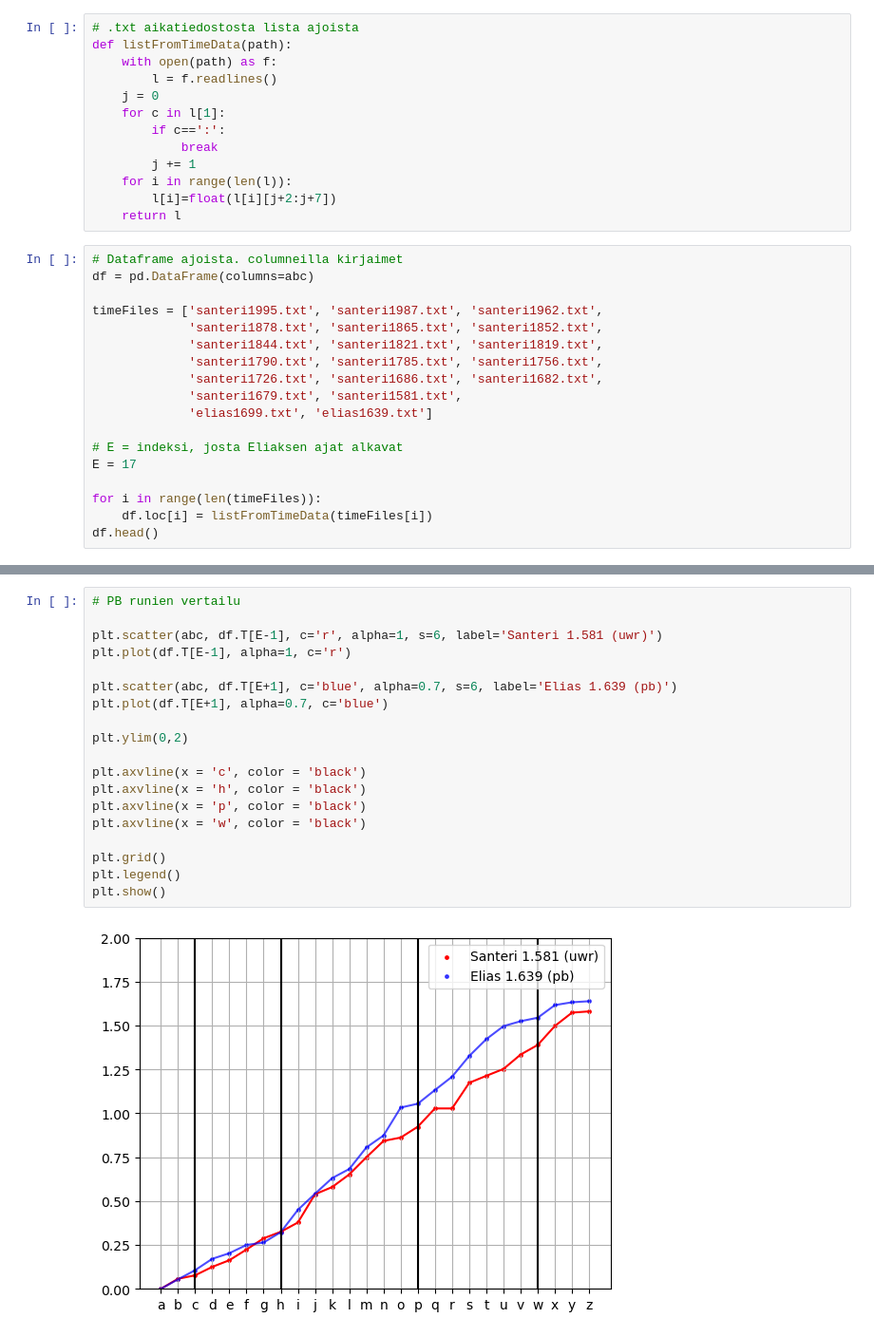
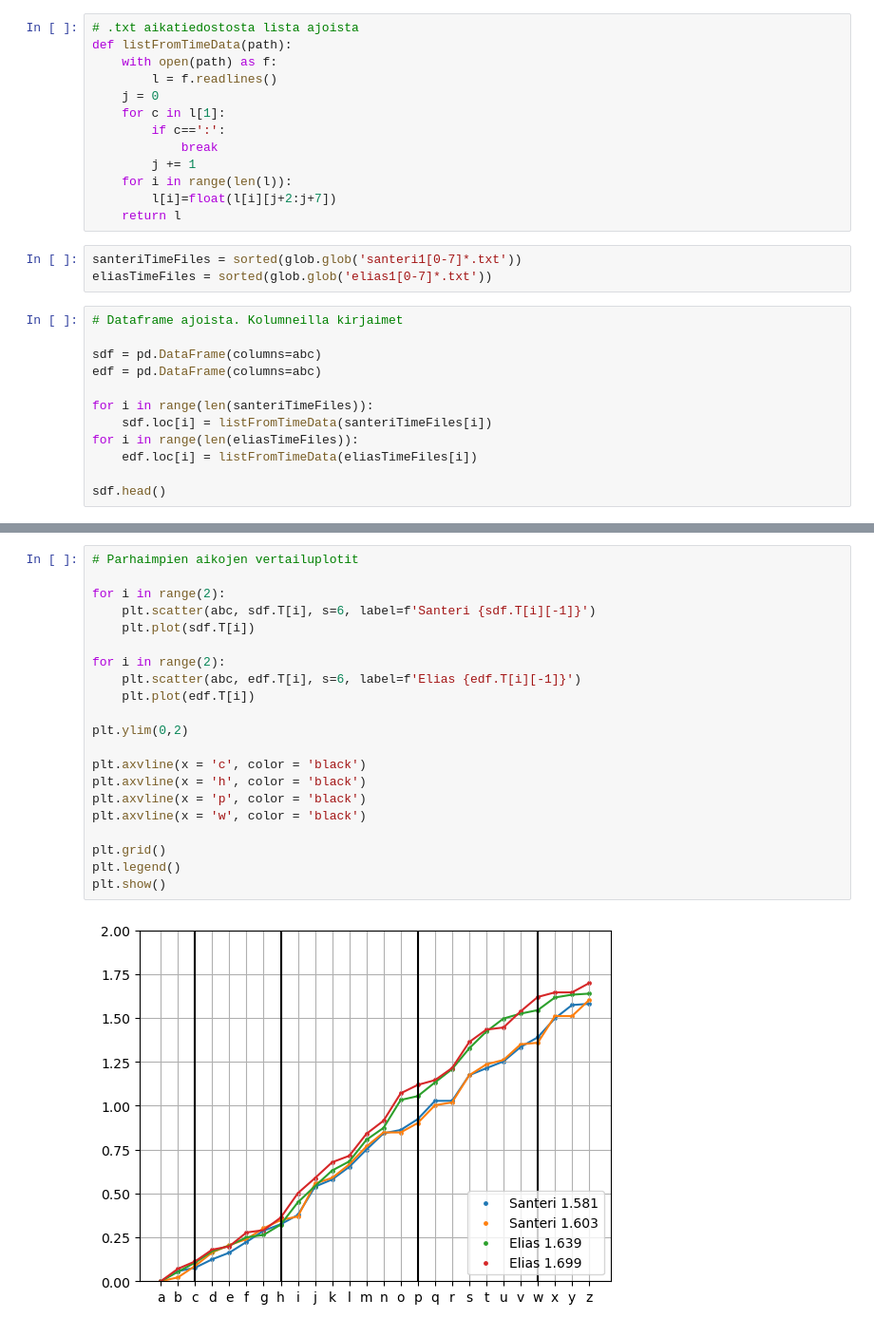
Before and after one commit to sansalv/abc-analyysi, a Jupyter notebook: abc_analyysi.ipynb, the cells around one changed output, grey strips where cells are left out. Shown at 95% size. Cells and saved outputs as stored; diff of their text form.

```diff
--- a/abc_analyysi.ipynb
+++ b/abc_analyysi.ipynb
@@ -19,23 +21,20 @@ def listFromTimeData(path):
     for i in range(len(l)):
         l[i]=float(l[i][j+2:j+7])
     return l
+# %%
+santeriTimeFiles = sorted(glob.glob('santeri1[0-7]*.txt'))
+eliasTimeFiles = sorted(glob.glob('elias1[0-7]*.txt'))
 # %%
-# Dataframe ajoista. columneilla kirjaimet
-df = pd.DataFrame(columns=abc)
+# Dataframe ajoista. Kolumneilla kirjaimet
 
-timeFiles = ['santeri1995.txt', 'santeri1987.txt', 'santeri1962.txt',
-             'santeri1878.txt', 'santeri1865.txt', 'santeri1852.txt',
-             'santeri1844.txt', 'santeri1821.txt', 'santeri1819.txt',
-             'santeri1790.txt', 'santeri1785.txt', 'santeri1756.txt',
-             'santeri1726.txt', 'santeri1686.txt', 'santeri1682.txt',
-             'santeri1679.txt', 'santeri1581.txt',
-             'elias1699.txt', 'elias1639.txt']
+sdf = pd.DataFrame(columns=abc)
+edf = pd.DataFrame(columns=abc)
 
-# E = indeksi, josta Eliaksen ajat alkavat
-E = 17
+for i in range(len(santeriTimeFiles)):
+    sdf.loc[i] = listFromTimeData(santeriTimeFiles[i])
+for i in range(len(eliasTimeFiles)):
+    edf.loc[i] = listFromTimeData(eliasTimeFiles[i])
 
-for i in range(len(timeFiles)):
-    df.loc[i] = listFromTimeData(timeFiles[i])
-df.head()
+sdf.head()
 # %% [output]
 |  | a | b | c | d | e | f | g | h | i | j | ... | ... |
@@ -63,24 +57,26 @@ plt.show()
 # %%
-# PB runien vertailu
+# Parhaimpien aikojen vertailuplotit
 
-plt.scatter(abc, df.T[E-1], c='r', alpha=1, s=6, label='Santeri 1.581 (uwr)')
-plt.plot(df.T[E-1], alpha=1, c='r')
+for i in range(2):
+    plt.scatter(abc, sdf.T[i], s=6, label=f'Santeri {sdf.T[i][-1]}')
+    plt.plot(sdf.T[i])
 
-plt.scatter(abc, df.T[E+1], c='blue', alpha=0.7, s=6, label='Elias 1.639 (pb)')
-plt.plot(df.T[E+1], alpha=0.7, c='blue')
+for i in range(2):
+    plt.scatter(abc, edf.T[i], s=6, label=f'Elias {edf.T[i][-1]}')
+    plt.plot(edf.T[i])
 
 plt.ylim(0,2)
 
 plt.axvline(x = 'c', color = 'black')
 plt.axvline(x = 'h', color = 'black')
 plt.axvline(x = 'p', color = 'black')
 plt.axvline(x = 'w', color = 'black')
 
 plt.grid()
 plt.legend()
 plt.show()
 # %% [output]
-[figure, old version]
+[figure, new version]
 # %%
 # Näppäinten erotus -dataframe
 
```
Also changed, not shown: parts of 10 cells of this notebook, 13 other files.
